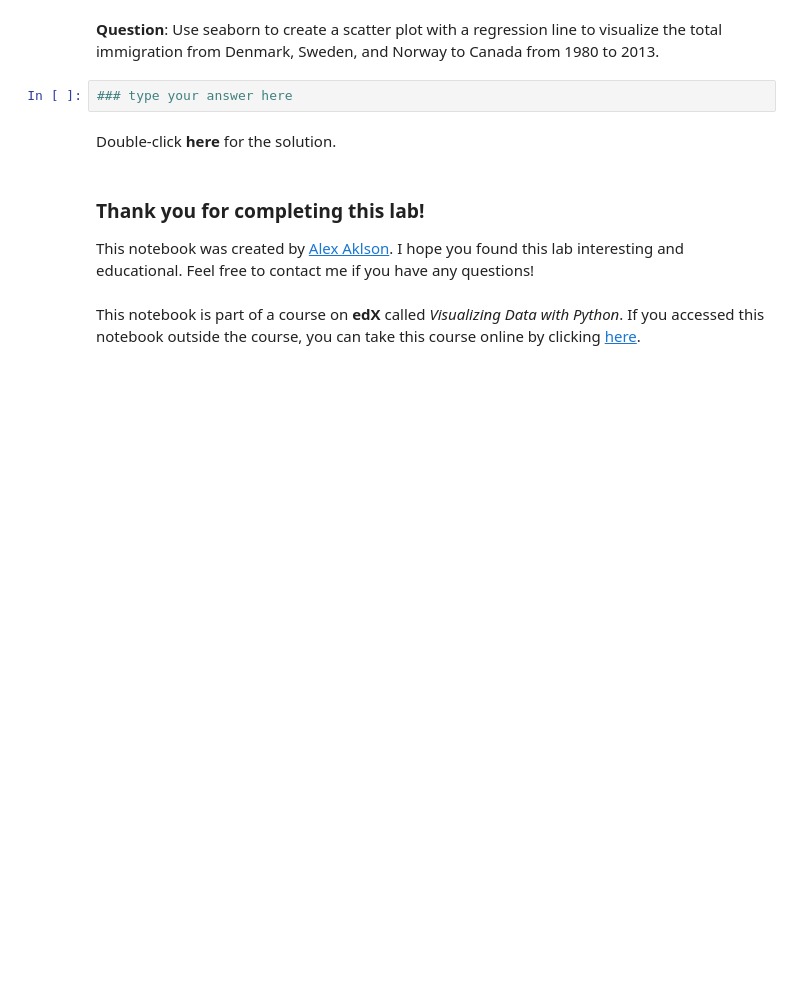
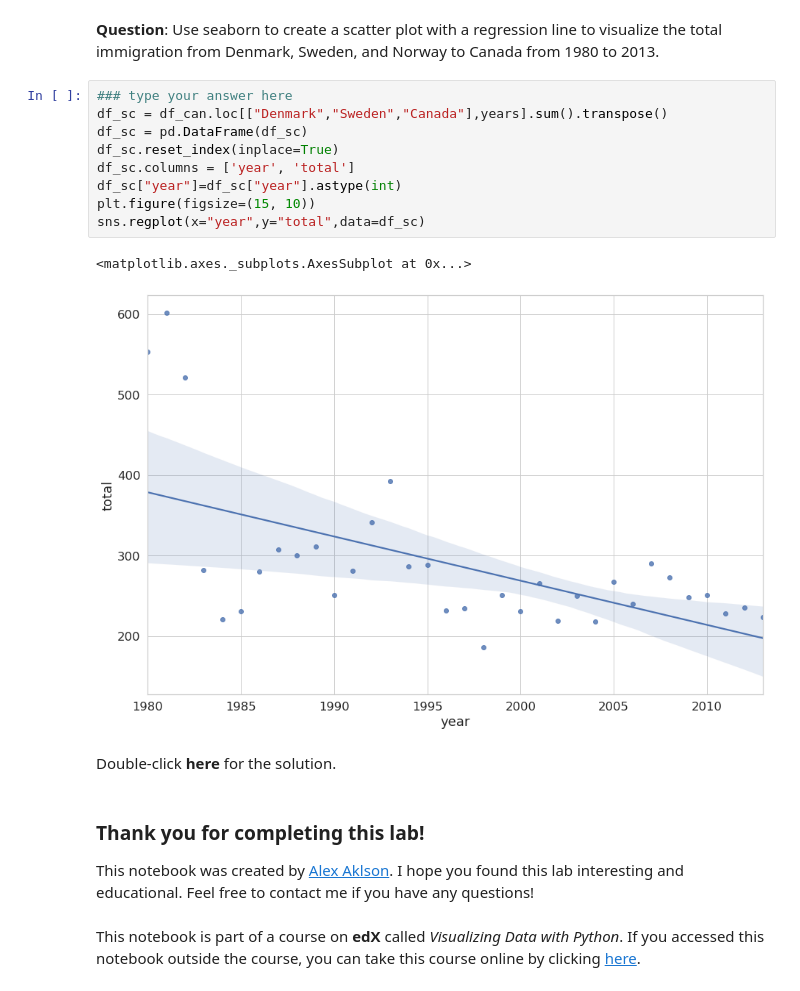
Before and after one commit to mcossutta/IBM-online-course, a Jupyter notebook: module visualisation/DV0101EN-Exercise-Waffle-Charts-Word-Clouds-and-Regression-Plots-py.ipynb, the cells around one changed output. Cells and saved outputs as stored; diff of their text form; blank space fills up the shorter version.

```diff
--- a/module visualisation/DV0101EN-Exercise-Waffle-Charts-Word-Clouds-and-Regression-Plots-py.ipynb
+++ b/module visualisation/DV0101EN-Exercise-Waffle-Charts-Word-Clouds-and-Regression-Plots-py.ipynb
@@ -611,7 +752,17 @@ ax.set_title('Total Immigration to Canada from 1980 - 2013')
 # %% [markdown]
 **Question**: Use seaborn to create a scatter plot with a regression line to visualize the total immigration from Denmark, Sweden, and Norway to Canada from 1980 to 2013.
-# %%
-### type your answer here
+# %%
+### type your answer here
+df_sc = df_can.loc[["Denmark","Sweden","Canada"],years].sum().transpose()
+df_sc = pd.DataFrame(df_sc)
+df_sc.reset_index(inplace=True)
+df_sc.columns = ['year', 'total']
+df_sc["year"]=df_sc["year"].astype(int)
+plt.figure(figsize=(15, 10))
+sns.regplot(x="year",y="total",data=df_sc)
+# %% [output]
+<matplotlib.axes._subplots.AxesSubplot at 0x...>
+[figure, added]
 # %% [markdown]
 Double-click __here__ for the solution.
 <!-- The correct answer is:
```
Also changed, not shown: parts of 39 cells of this notebook, 3 other files.
